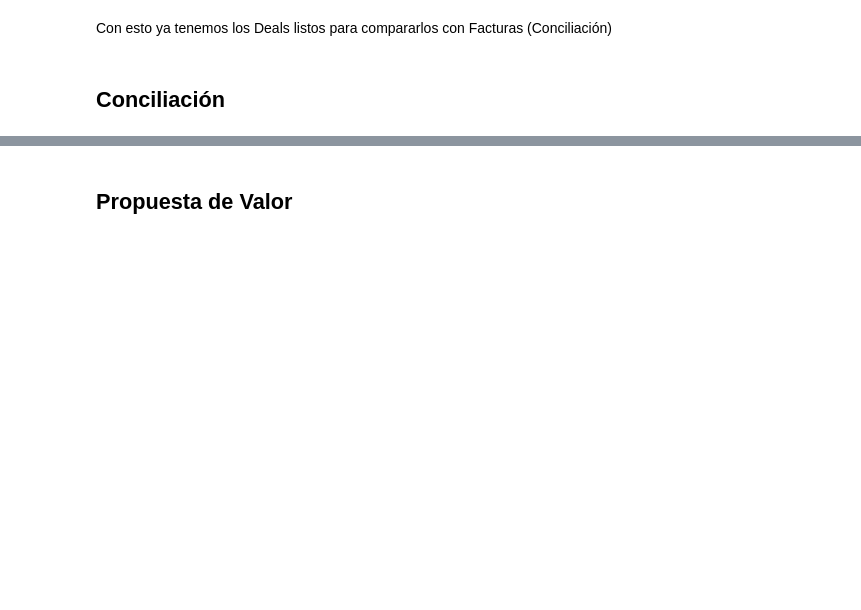
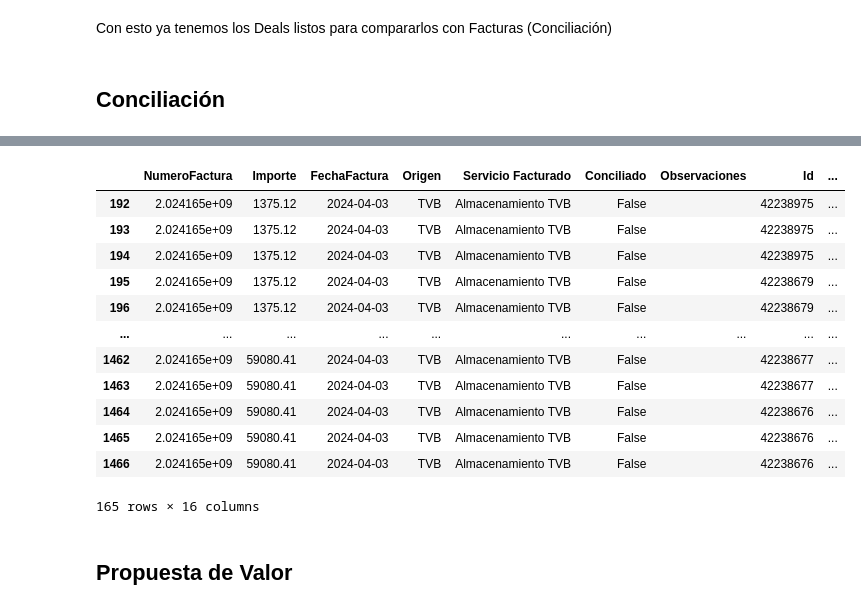
Before and after one commit to kikekzm/Data-Projects, a Jupyter notebook: ENGIE-Caso/Caso_Engie.ipynb, the cells around one changed output, grey strips where cells are left out. Saved outputs shown, nothing was run; the diff lists cells and outputs as text; code cells hidden in the pictures; blank space fills up the shorter version.

```diff
--- a/ENGIE-Caso/Caso_Engie.ipynb
+++ b/ENGIE-Caso/Caso_Engie.ipynb
@@ -186,2 +226,26 @@ ValueError: Can only compare identically-labeled (both index and columns) DataFr
+# %%
+# Ahora filtramos por la fecha. Primero los ponemos todas en el mismo formato
+
+facturas_conciliadas_df['FechaFactura'] = pd.to_datetime(facturas_conciliadas_df['FechaFactura'], dayfirst=True, format="%d/%m/%Y")
+facturas_conciliadas_df['TradeDate'] = pd.to_datetime(facturas_conciliadas_df['TradeDate'], utc=True, dayfirst=True)
+
+# Filtramos para tener solo los trades de Marzo 2024 (ESTO PUEDE SER UN ERROR)
+facturas_conciliadas_Marzo_df = facturas_conciliadas_df[(facturas_conciliadas_df['TradeDate'].dt.year == 2024) & (facturas_conciliadas_df['TradeDate'].dt.month == 3)]
+
+facturas_conciliadas_Marzo_df.head(1000)
+# %% [output]
+|  | NumeroFactura | Importe | FechaFactura | Origen | Servicio Facturado | Conciliado | Observaciones | Id | ... |
+| 192 | 2.024165e+09 | 1375.12 | 2024-04-03 | TVB | Almacenamiento TVB | False |  | 42238975 | ... |
+| 193 | 2.024165e+09 | 1375.12 | 2024-04-03 | TVB | Almacenamiento TVB | False |  | 42238975 | ... |
+| 194 | 2.024165e+09 | 1375.12 | 2024-04-03 | TVB | Almacenamiento TVB | False |  | 42238975 | ... |
+| 195 | 2.024165e+09 | 1375.12 | 2024-04-03 | TVB | Almacenamiento TVB | False |  | 42238679 | ... |
+| 196 | 2.024165e+09 | 1375.12 | 2024-04-03 | TVB | Almacenamiento TVB | False |  | 42238679 | ... |
+| ... | ... | ... | ... | ... | ... | ... | ... | ... | ... |
+| 1462 | 2.024165e+09 | 59080.41 | 2024-04-03 | TVB | Almacenamiento TVB | False |  | 42238677 | ... |
+| 1463 | 2.024165e+09 | 59080.41 | 2024-04-03 | TVB | Almacenamiento TVB | False |  | 42238677 | ... |
+| 1464 | 2.024165e+09 | 59080.41 | 2024-04-03 | TVB | Almacenamiento TVB | False |  | 42238676 | ... |
+| 1465 | 2.024165e+09 | 59080.41 | 2024-04-03 | TVB | Almacenamiento TVB | False |  | 42238676 | ... |
+| 1466 | 2.024165e+09 | 59080.41 | 2024-04-03 | TVB | Almacenamiento TVB | False |  | 42238676 | ... |
+165 rows × 16 columns
 # %% [markdown]
 ## Propuesta de Valor
```
Also changed, not shown: parts of 6 cells of this notebook.
